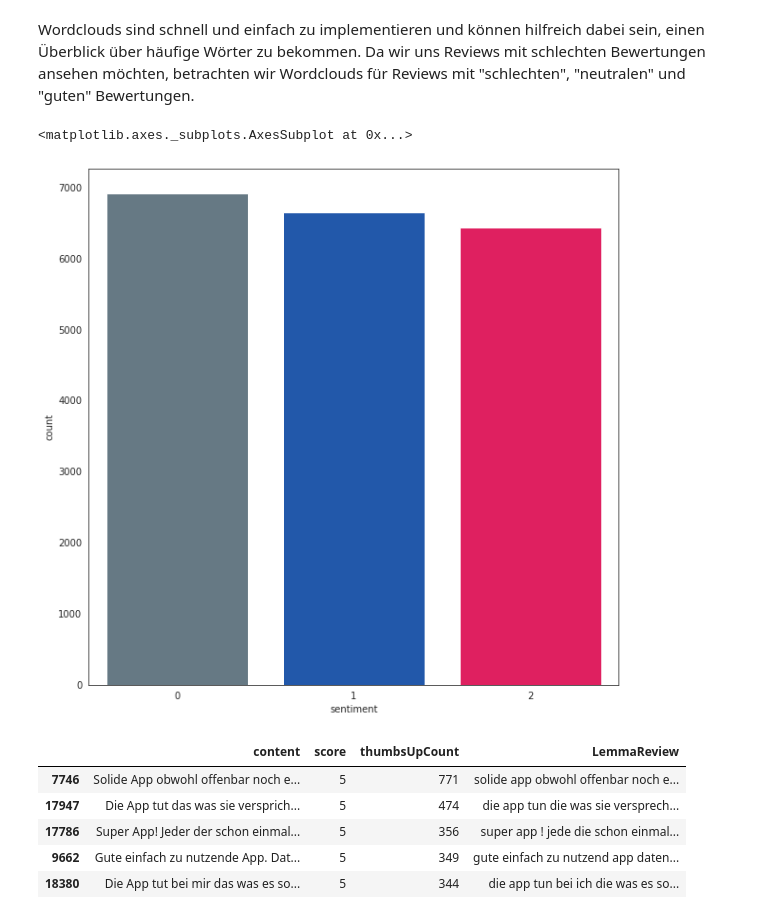
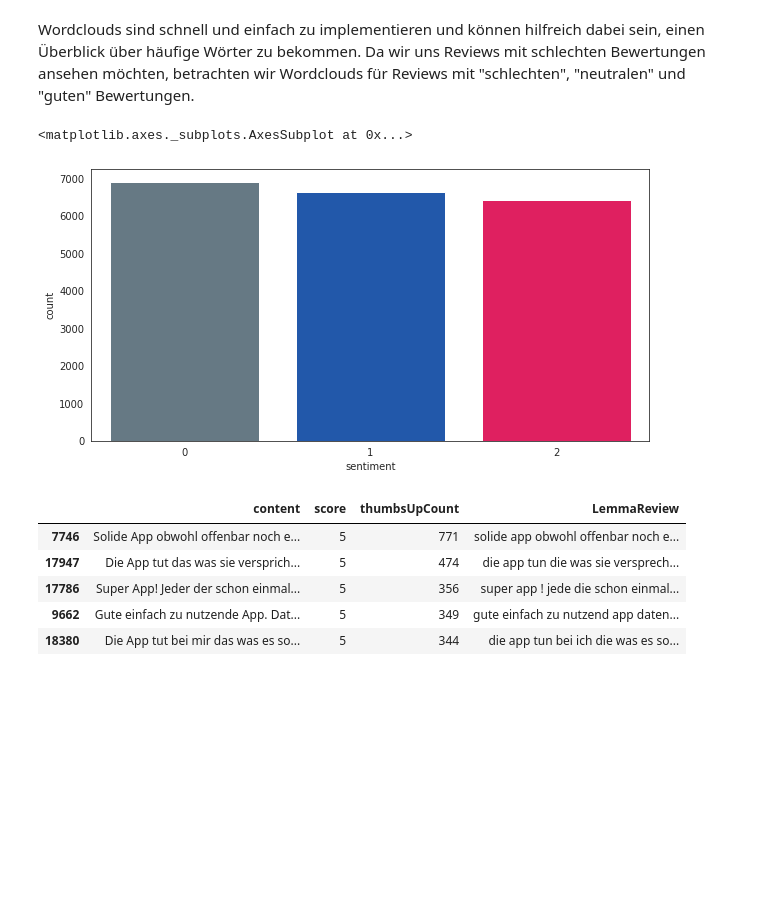
Before and after one commit to nnamliehbes/CoronaWarnApp_Analysis, a Jupyter notebook: corona.ipynb, the cells around one changed output. Drawn from its saved outputs; the diff is of its cells as text; code cells hidden in the pictures; blank space fills up the shorter version.

```diff
--- a/corona.ipynb
+++ b/corona.ipynb
@@ -158,24 +158,24 @@ Wordclouds sind schnell und einfach zu implementieren und können hilfreich dabe
 # %%
 # assign "sentiment" to scores
 def to_sentiment(rating):
     rating = int(rating)
     if rating == 1:
         return 0
     elif rating >= 2 and rating <= 4:
         return 1
     else:
         return 2
 
 df['sentiment'] = df.score.apply(to_sentiment)
 
 # how many "bad", "neutral" and "good" sentiments are there?
-plt.figure(figsize=(10,10))
+plt.figure(figsize=(10,5))
 sns.set_style("white")
 sns.set_palette(sns.color_palette(mycolors))
 sns.countplot(df.sentiment)
 # %% [output]
 <matplotlib.axes._subplots.AxesSubplot at 0x...>
-[figure, old version]
+[figure, new version]
 # %%
 df.sort_values(["score","thumbsUpCount"], ascending = False).iloc[0:5,[3,4,5,10]]
 # %% [output]
```
Also changed, not shown: parts of 9 cells of this notebook, 1 other file.
